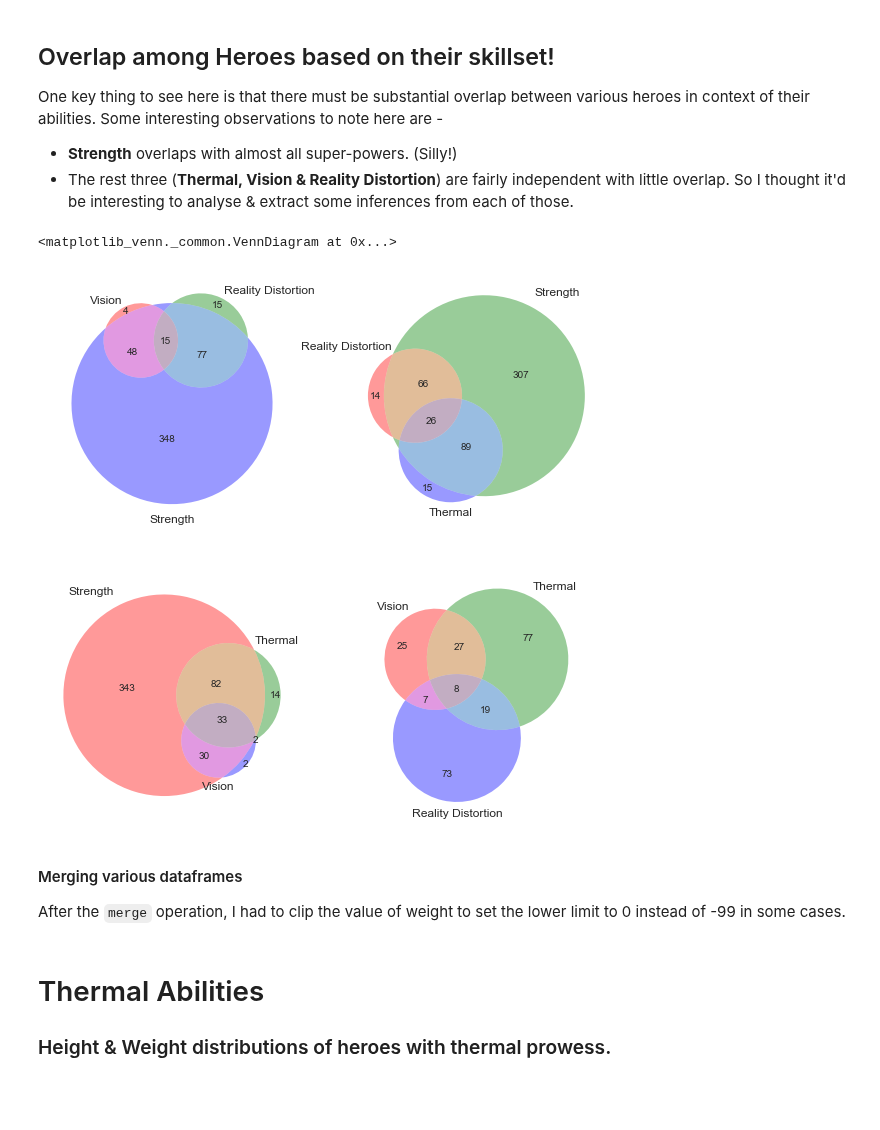
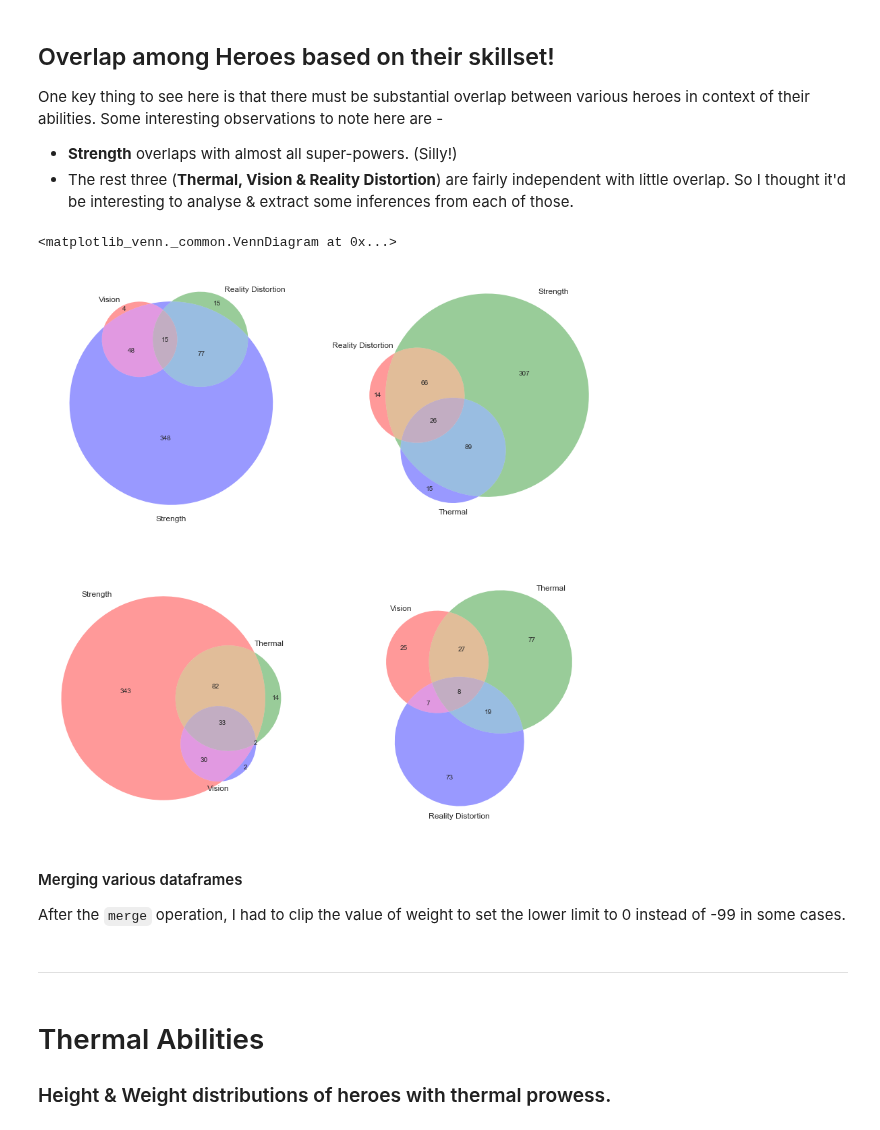
Before and after one commit to sominw/Kaggle, a Jupyter notebook: superheros/superheroes.ipynb, the cells around one changed output. Drawn from its saved outputs; the diff is of its cells as text; code cells hidden in the pictures; blank space fills up the shorter version.

```diff
--- a/superheros/superheroes.ipynb
+++ b/superheros/superheroes.ipynb
@@ -148,18 +151,18 @@ One key thing to see here is that there must be substantial overlap between vari
 - **Strength** overlaps with almost all super-powers. (Silly!)
 - The rest three (**Thermal, Vision & Reality Distortion**) are fairly independent with little overlap. So I thought it'd be interesting to analyse & extract some inferences from each of those.
 # %%
-fig, ax = plt.subplots(ncols=2, nrows=2, figsize=(10,10))
+fig, ax = plt.subplots(ncols=2, nrows=2, figsize=(15,15))
 venn3([vision_heroes, reality_dist_heroes, strength_heroes],
       ('Vision', 'Reality Distortion', 'Strength'), ax = ax[0][0])
 venn3([reality_dist_heroes, strength_heroes, thermal_heroes],
       ('Reality Distortion', 'Strength', 'Thermal'), ax = ax[0][1])
 venn3([strength_heroes, thermal_heroes, vision_heroes],
       ('Strength', 'Thermal', 'Vision'), ax = ax[1][0])
 venn3([vision_heroes, thermal_heroes, reality_dist_heroes],
       ('Vision', 'Thermal', 'Reality Distortion'), ax = ax[1][1])
 # %% [output]
 <matplotlib_venn._common.VennDiagram at 0x...>
-[figure, old version]
+[figure, new version]
 # %% [markdown]
 #### Merging various dataframes
 After the `merge` operation, I had to clip the value of weight to set the lower limit to 0 instead of -99 in some cases.
@@ -172,4 +175,6 @@ vision_hero_prop = pd.merge(heroes_info, reality_dis, on='hero_names')
 vision_hero_prop.replace(-99,0, inplace=True)
+# %% [markdown]
+----
 # %% [markdown]
 # Thermal Abilities
 
```
Also changed, not shown: parts of 14 cells of this notebook.
